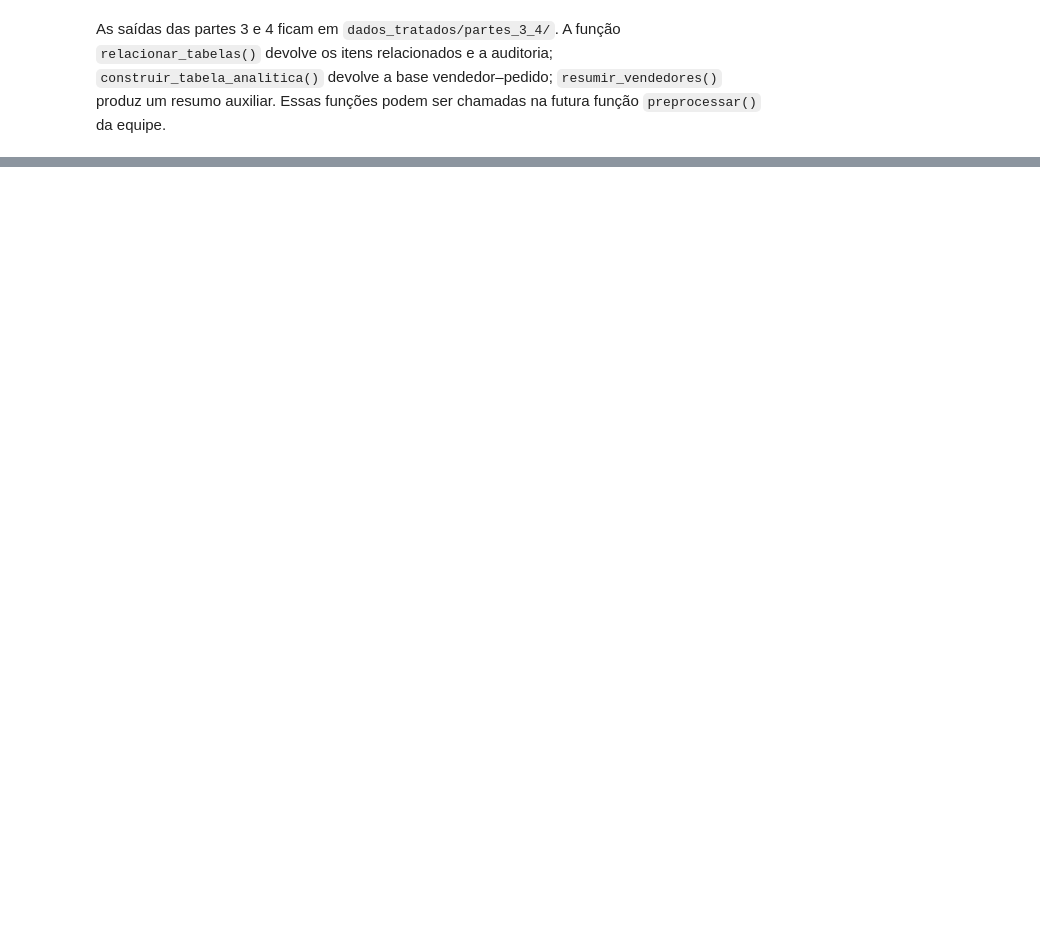
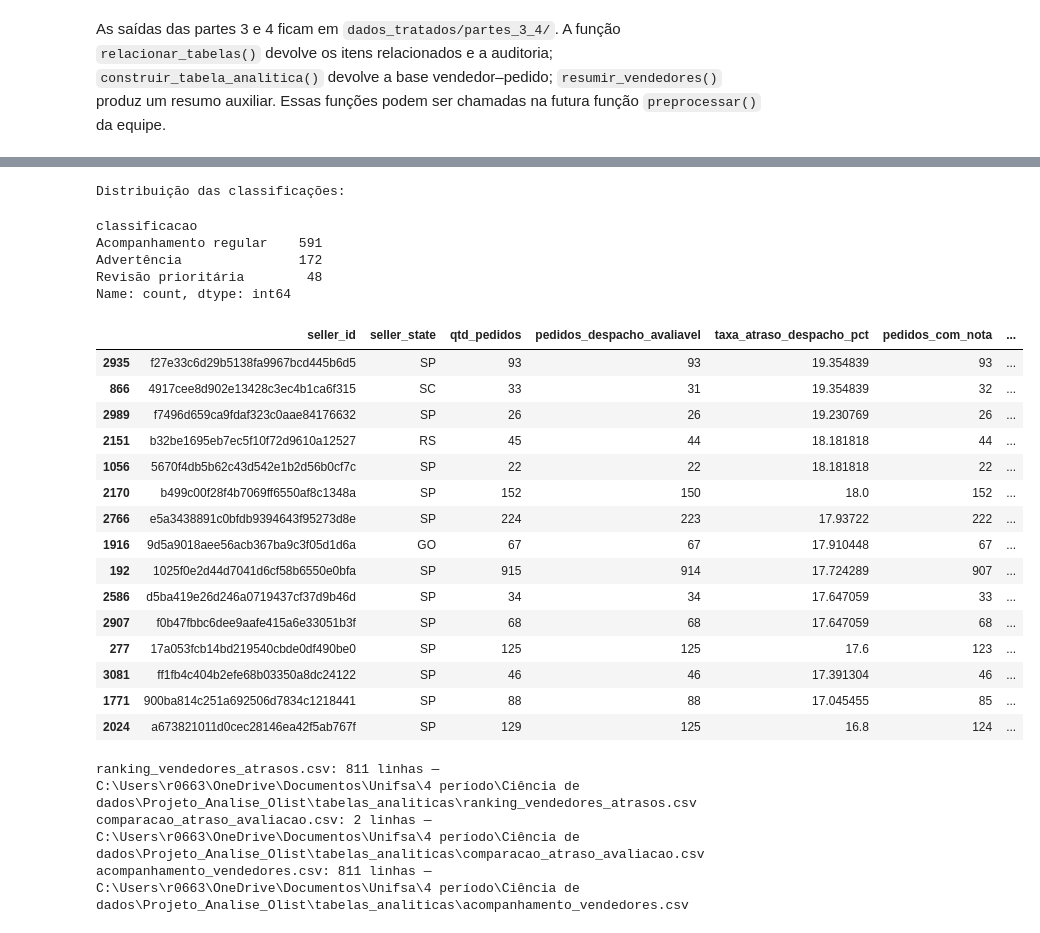
Before and after one commit to karlitus222/Projeto-Analise-Exploratoria-Olist-Vendedores, a Jupyter notebook: notebooks/01_Preparacao_Dados_Olist.ipynb, the cells around one changed output, grey strips where cells are left out. Saved outputs shown, nothing was run; the diff lists cells and outputs as text; code cells hidden in the pictures; blank space fills up the shorter version.

```diff
--- a/notebooks/01_Preparacao_Dados_Olist.ipynb
+++ b/notebooks/01_Preparacao_Dados_Olist.ipynb
@@ -1966,0 +2413,72 @@ Essas funções podem ser chamadas na futura função `preprocessar()` da equipe
+# %%
+# [IA] registro 3
+
+CRITERIO_ATRASO_PCT = 20
+CRITERIO_NOTA_BAIXA_PCT = 20
+
+acompanhamento = resumo_pipeline.loc[
+    (resumo_pipeline["pedidos_despacho_avaliavel"] >= MIN_PEDIDOS_DESPACHO)
+    & (resumo_pipeline["pedidos_com_nota"] >= MIN_PEDIDOS_AVALIADOS),
+    ["seller_id", "seller_state", "qtd_pedidos",
+     "pedidos_despacho_avaliavel", "taxa_atraso_despacho_pct",
+     "pedidos_com_nota", "nota_media", "taxa_nota_baixa_pct"],
+].copy()
+
+atraso_alto = acompanhamento["taxa_atraso_despacho_pct"] >= CRITERIO_ATRASO_PCT
+nota_baixa_alta = acompanhamento["taxa_nota_baixa_pct"] >= CRITERIO_NOTA_BAIXA_PCT
+
+acompanhamento["classificacao"] = "Acompanhamento regular"
+acompanhamento.loc[atraso_alto | nota_baixa_alta, "classificacao"] = "Advertência"
+acompanhamento.loc[atraso_alto & nota_baixa_alta, "classificacao"] = "Revisão prioritária"
+
+acompanhamento = acompanhamento.sort_values(
+    ["classificacao", "taxa_atraso_despacho_pct", "taxa_nota_baixa_pct"],
+    ascending=[True, False, False],
+)
+
+print("Distribuição das classificações:")
+display(acompanhamento["classificacao"].value_counts())
+display(acompanhamento.head(15))
+
+# Salva automaticamente as tabelas produzidas.
+from pathlib import Path
+
+PASTA_TABELAS_ANALITICAS = PASTA_PROJETO / "tabelas_analiticas"
+PASTA_TABELAS_ANALITICAS.mkdir(parents=True, exist_ok=True)
+
+arquivos_etapa6 = {
+    "ranking_vendedores_atrasos.csv": ranking_atrasos,
+    "comparacao_atraso_avaliacao.csv": comparacao_atraso_nota,
+    "acompanhamento_vendedores.csv": acompanhamento,
+}
+
+for nome_arquivo, tabela in arquivos_etapa6.items():
+    caminho_arquivo = PASTA_TABELAS_ANALITICAS / nome_arquivo
+    tabela.to_csv(caminho_arquivo, index=False, encoding="utf-8-sig")
+    print(f"{nome_arquivo}: {len(tabela):,} linhas — {caminho_arquivo}")
+# %% [output]
+Distribuição das classificações:
+classificacao
+Acompanhamento regular    591
+Advertência               172
+Revisão prioritária        48
+Name: count, dtype: int64
+|  | seller_id | seller_state | qtd_pedidos | pedidos_despacho_avaliavel | taxa_atraso_despacho_pct | pedidos_com_nota | ... |
+| 2935 | f27e33c6d29b5138fa9967bcd445b6d5 | SP | 93 | 93 | 19.354839 | 93 | ... |
+| 866 | 4917cee8d902e13428c3ec4b1ca6f315 | SC | 33 | 31 | 19.354839 | 32 | ... |
+| 2989 | f7496d659ca9fdaf323c0aae84176632 | SP | 26 | 26 | 19.230769 | 26 | ... |
+| 2151 | b32be1695eb7ec5f10f72d9610a12527 | RS | 45 | 44 | 18.181818 | 44 | ... |
+| 1056 | 5670f4db5b62c43d542e1b2d56b0cf7c | SP | 22 | 22 | 18.181818 | 22 | ... |
+| 2170 | b499c00f28f4b7069ff6550af8c1348a | SP | 152 | 150 | 18.0 | 152 | ... |
+| 2766 | e5a3438891c0bfdb9394643f95273d8e | SP | 224 | 223 | 17.93722 | 222 | ... |
+| 1916 | 9d5a9018aee56acb367ba9c3f05d1d6a | GO | 67 | 67 | 17.910448 | 67 | ... |
+| 192 | 1025f0e2d44d7041d6cf58b6550e0bfa | SP | 915 | 914 | 17.724289 | 907 | ... |
+| 2586 | d5ba419e26d246a0719437cf37d9b46d | SP | 34 | 34 | 17.647059 | 33 | ... |
+| 2907 | f0b47fbbc6dee9aafe415a6e33051b3f | SP | 68 | 68 | 17.647059 | 68 | ... |
+| 277 | 17a053fcb14bd219540cbde0df490be0 | SP | 125 | 125 | 17.6 | 123 | ... |
+| 3081 | ff1fb4c404b2efe68b03350a8dc24122 | SP | 46 | 46 | 17.391304 | 46 | ... |
+| 1771 | 900ba814c251a692506d7834c1218441 | SP | 88 | 88 | 17.045455 | 85 | ... |
+| 2024 | a673821011d0cec28146ea42f5ab767f | SP | 129 | 125 | 16.8 | 124 | ... |
+ranking_vendedores_atrasos.csv: 811 linhas — C:\Users\r0663\OneDrive\Documentos\Unifsa\4 período\Ciência de dados\Projeto_Analise_Olist\tabelas_analiticas\ranking_vendedores_atrasos.csv
+comparacao_atraso_avaliacao.csv: 2 linhas — C:\Users\r0663\OneDrive\Documentos\Unifsa\4 período\Ciência de dados\Projeto_Analise_Olist\tabelas_analiticas\comparacao_atraso_avaliacao.csv
+acompanhamento_vendedores.csv: 811 linhas — C:\Users\r0663\OneDrive\Documentos\Unifsa\4 período\Ciência de dados\Projeto_Analise_Olist\tabelas_analiticas\acompanhamento_vendedores.csv
```
Also changed, not shown: parts of 29 cells of this notebook, 5 other files.
